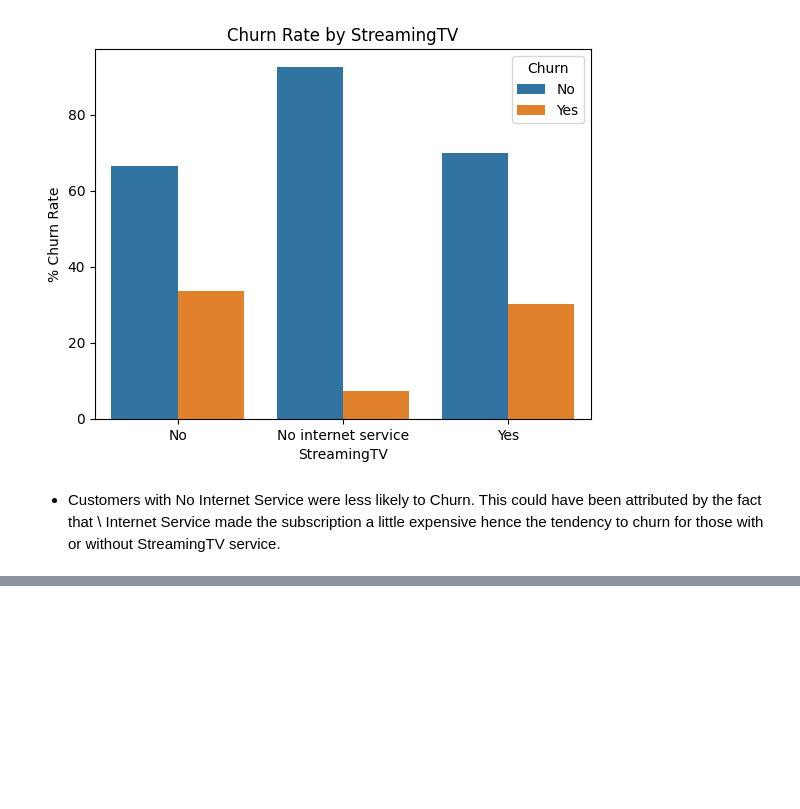
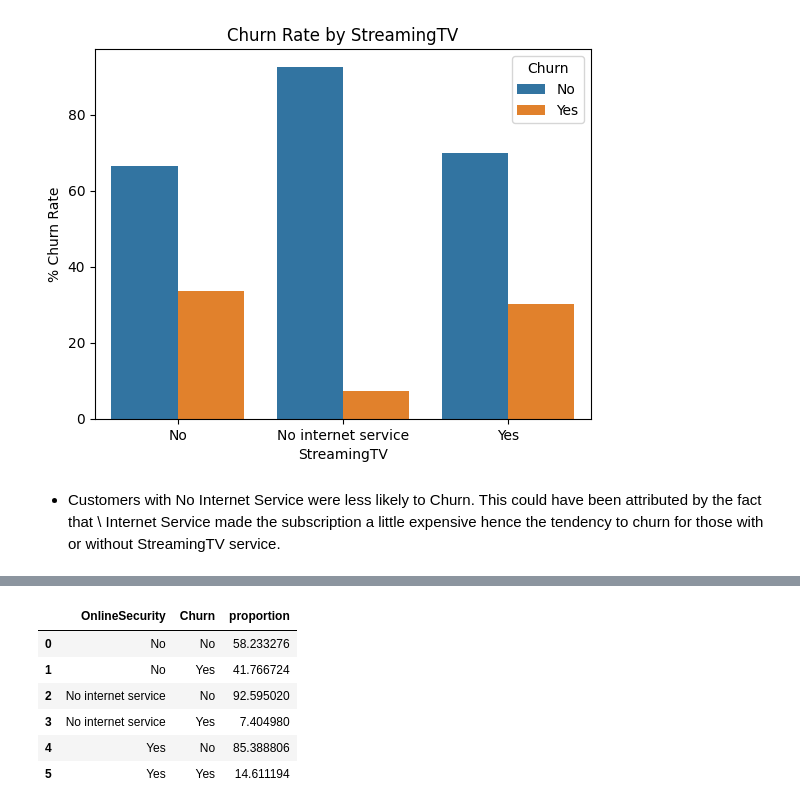
Before and after one commit to mut-rogers/customer_churn, a Jupyter notebook: churn.ipynb, the cells around one changed output, grey strips where cells are left out. Cells and saved outputs as stored; diff of their text form; code cells hidden in the pictures; blank space fills up the shorter version.

```diff
--- a/churn.ipynb
+++ b/churn.ipynb
@@ -332,0 +347,11 @@ Text(0.5, 1.0, 'Churn Rate by StreamingTV')
+# %%
+churn_rate = churn_rate.reset_index()
+churn_rate
+# %% [output]
+|  | OnlineSecurity | Churn | proportion |
+| 0 | No | No | 58.233276 |
+| 1 | No | Yes | 41.766724 |
+| 2 | No internet service | No | 92.595020 |
+| 3 | No internet service | Yes | 7.404980 |
+| 4 | Yes | No | 85.388806 |
+| 5 | Yes | Yes | 14.611194 |
```
Also changed, not shown: parts of 5 cells of this notebook.
